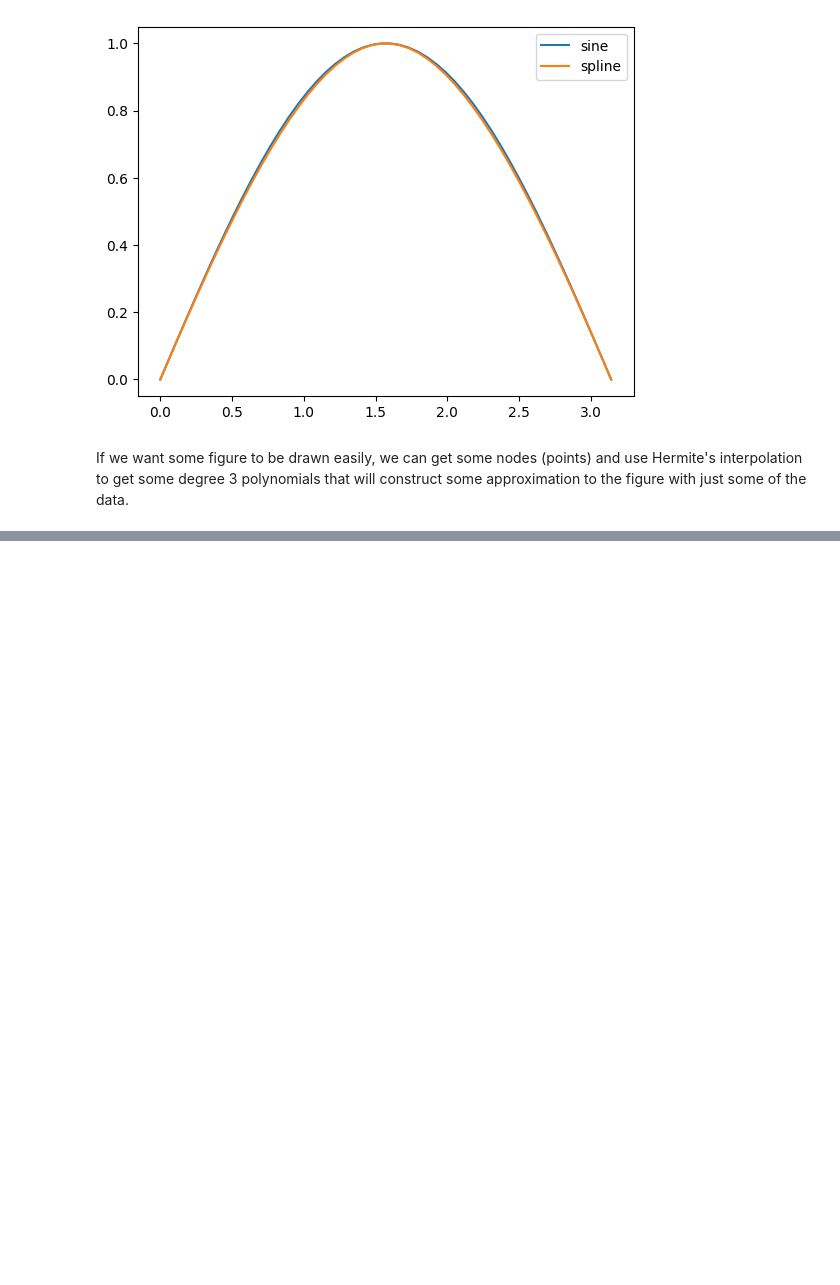
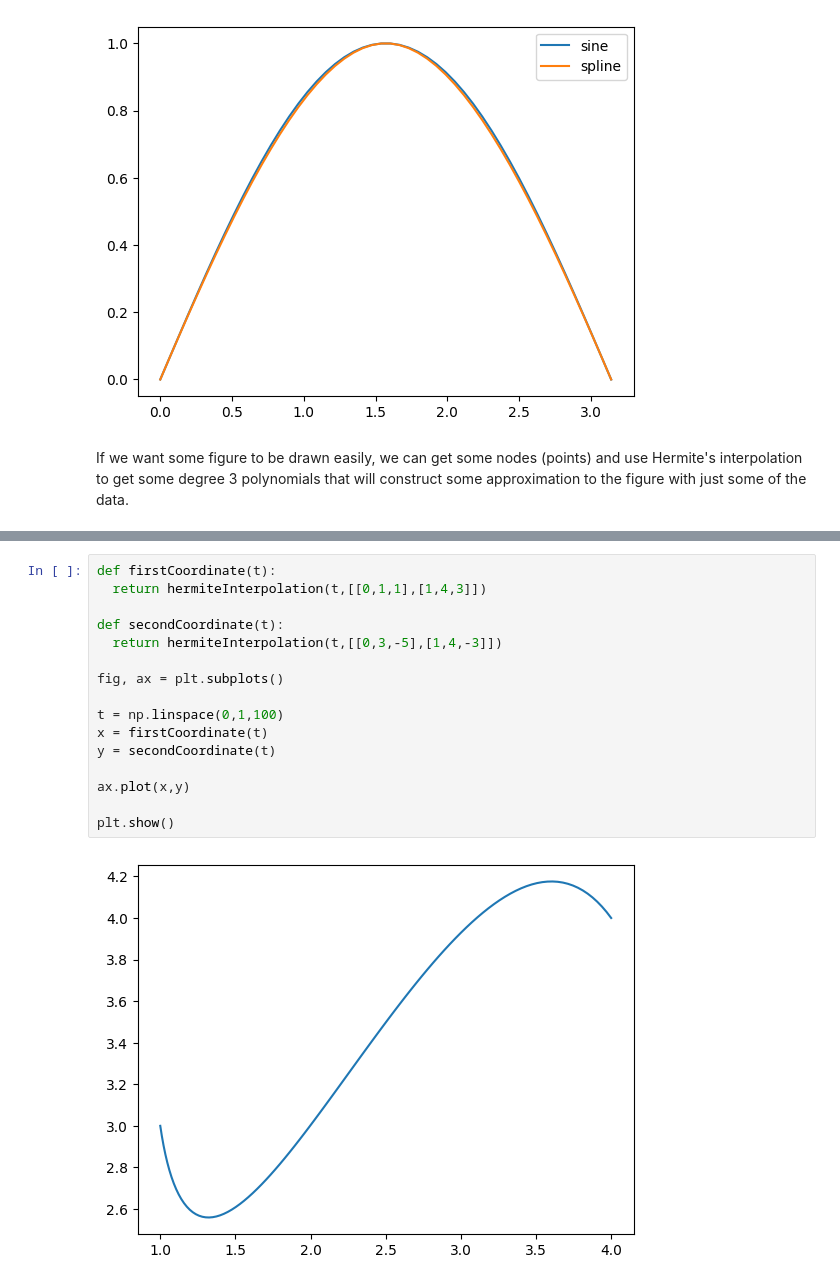
Before and after one commit to jcv00036/amn_p, a Jupyter notebook: Notebook.ipynb, the cells around one changed output, grey strips where cells are left out. Cells and saved outputs as stored; diff of their text form; blank space fills up the shorter version.

```diff
--- a/Notebook.ipynb
+++ b/Notebook.ipynb
@@ -960,0 +970,18 @@ If we want some figure to be drawn easily, we can get some nodes (points) and us
+# %%
+def firstCoordinate(t):
+  return hermiteInterpolation(t,[[0,1,1],[1,4,3]])
+
+def secondCoordinate(t):
+  return hermiteInterpolation(t,[[0,3,-5],[1,4,-3]])
+
+fig, ax = plt.subplots()
+
+t = np.linspace(0,1,100)
+x = firstCoordinate(t)
+y = secondCoordinate(t)
+
+ax.plot(x,y)
+
+plt.show()
+# %% [output]
+[figure, added]
```
Also changed, not shown: parts of 3 cells of this notebook.
